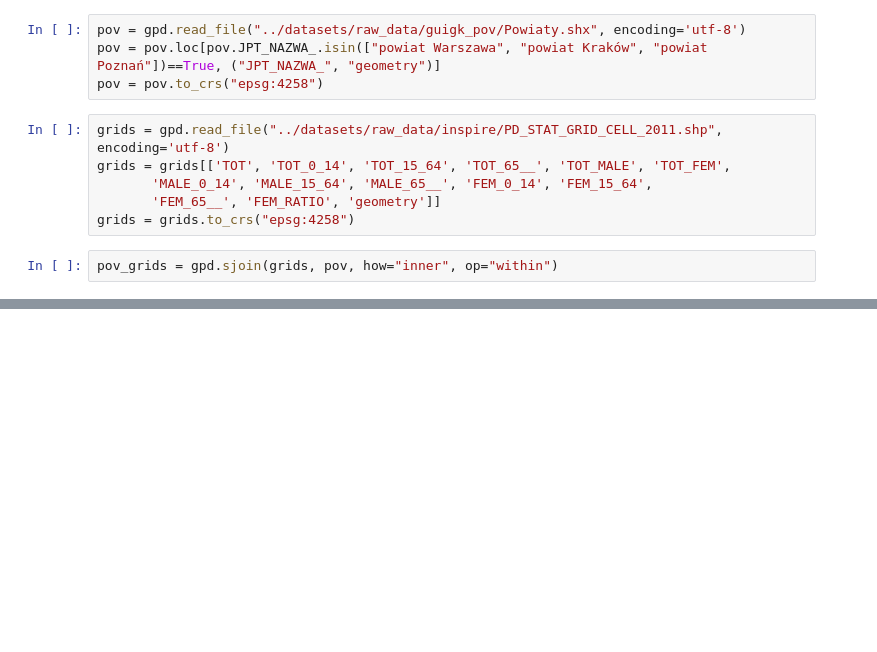
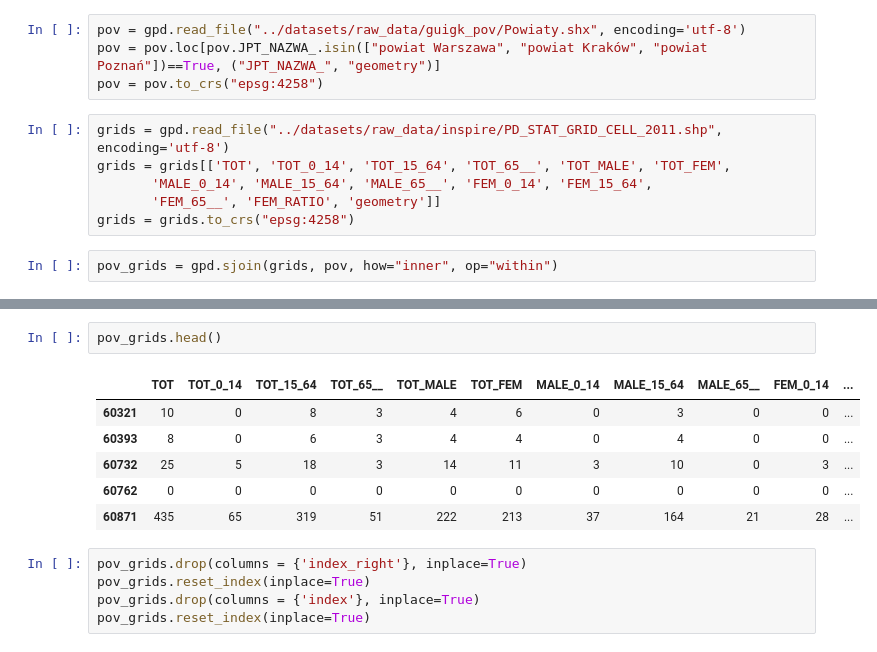
Before and after one commit to michaelwozniak/spatial_econometric_project, a Jupyter notebook: codes/2_dataset_construction.ipynb, the cells around one changed output, grey strips where cells are left out. Cells and saved outputs as stored; diff of their text form; blank space fills up the shorter version.

```diff
--- a/codes/2_dataset_construction.ipynb
+++ b/codes/2_dataset_construction.ipynb
@@ -88,0 +75,14 @@ pov_grids[pov_grids.JPT_NAZWA_ == 'powiat Warszawa']
+# %%
+pov_grids.head()
+# %% [output]
+|  | TOT | TOT_0_14 | TOT_15_64 | TOT_65__ | TOT_MALE | TOT_FEM | MALE_0_14 | MALE_15_64 | MALE_65__ | FEM_0_14 | ... |
+| 60321 | 10 | 0 | 8 | 3 | 4 | 6 | 0 | 3 | 0 | 0 | ... |
+| 60393 | 8 | 0 | 6 | 3 | 4 | 4 | 0 | 4 | 0 | 0 | ... |
+| 60732 | 25 | 5 | 18 | 3 | 14 | 11 | 3 | 10 | 0 | 3 | ... |
+| 60762 | 0 | 0 | 0 | 0 | 0 | 0 | 0 | 0 | 0 | 0 | ... |
+| 60871 | 435 | 65 | 319 | 51 | 222 | 213 | 37 | 164 | 21 | 28 | ... |
+# %%
+pov_grids.drop(columns = {'index_right'}, inplace=True)
+pov_grids.reset_index(inplace=True)
+pov_grids.drop(columns = {'index'}, inplace=True)
+pov_grids.reset_index(inplace=True)
```
Also changed, not shown: parts of 5 cells of this notebook.
